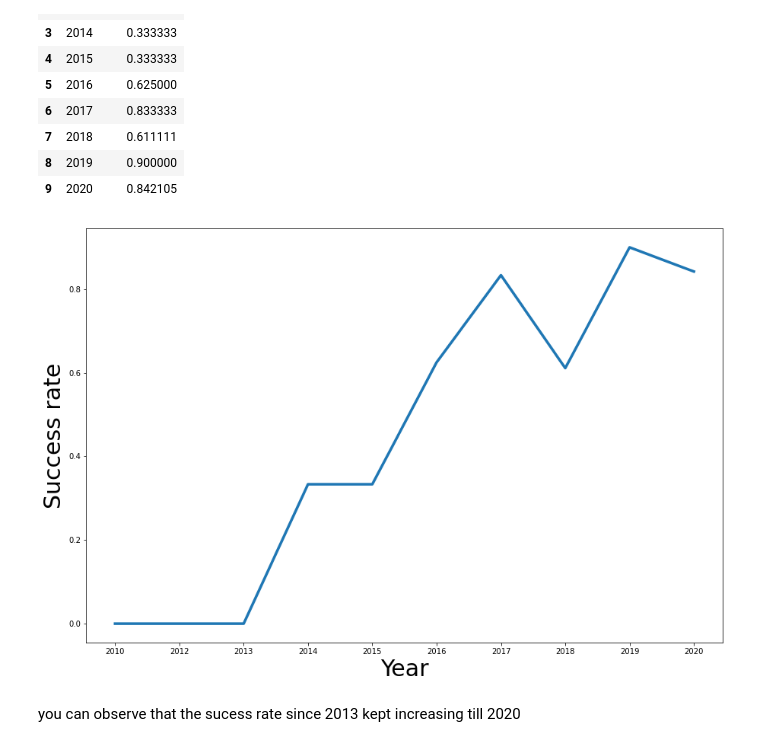
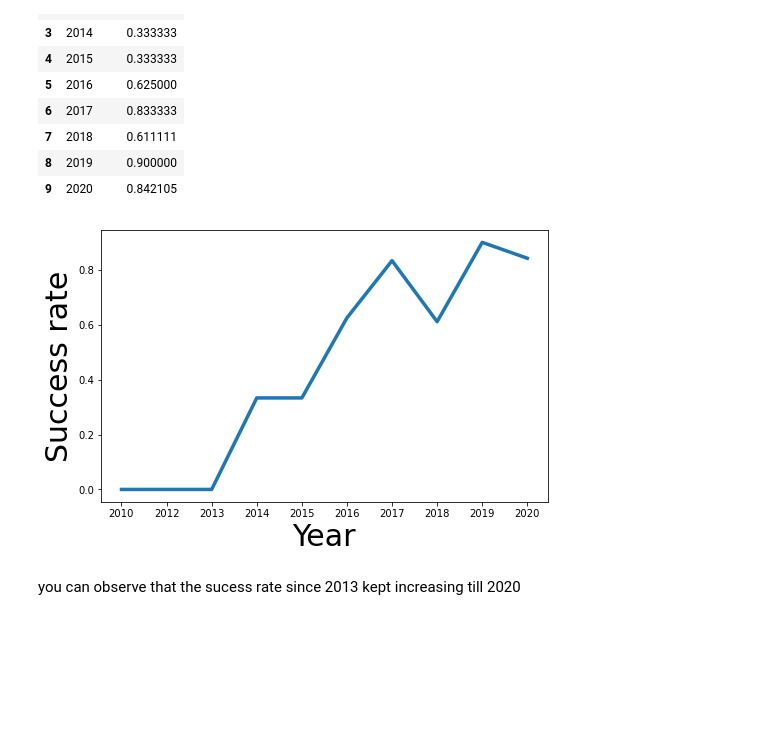
Before and after one commit to vipulkumbhare/DataScienceCapstoneProject, a Jupyter notebook: Checkpoint4_jupyter-labs-eda-dataviz.ipynb, the cells around one changed output. Drawn from its saved outputs; the diff is of its cells as text; code cells hidden in the pictures; blank space fills up the shorter version.

```diff
--- a/Checkpoint4_jupyter-labs-eda-dataviz.ipynb
+++ b/Checkpoint4_jupyter-labs-eda-dataviz.ipynb
@@ -220,13 +221,13 @@ df_year_sr
 # %%
 # Plot a line chart with x axis to be the extracted year and y axis to be the success rate
 
-fig = plt.figure(figsize = (15,10))
+fig = plt.figure(figsize = (8,5))
 plt.plot(df_year_sr['Year'],df_year_sr['SuccessRate'], linewidth=3.5)
 plt.xlabel("Year",fontsize=30)
 plt.ylabel("Success rate",fontsize=30)
 plt.show()
 # %% [output]
-[figure, old version]
+[figure, new version]
 # %% [markdown]
 you can observe that the sucess rate since 2013 kept increasing till 2020
 # %% [markdown]
```
Also changed, not shown: parts of 7 cells of this notebook.
